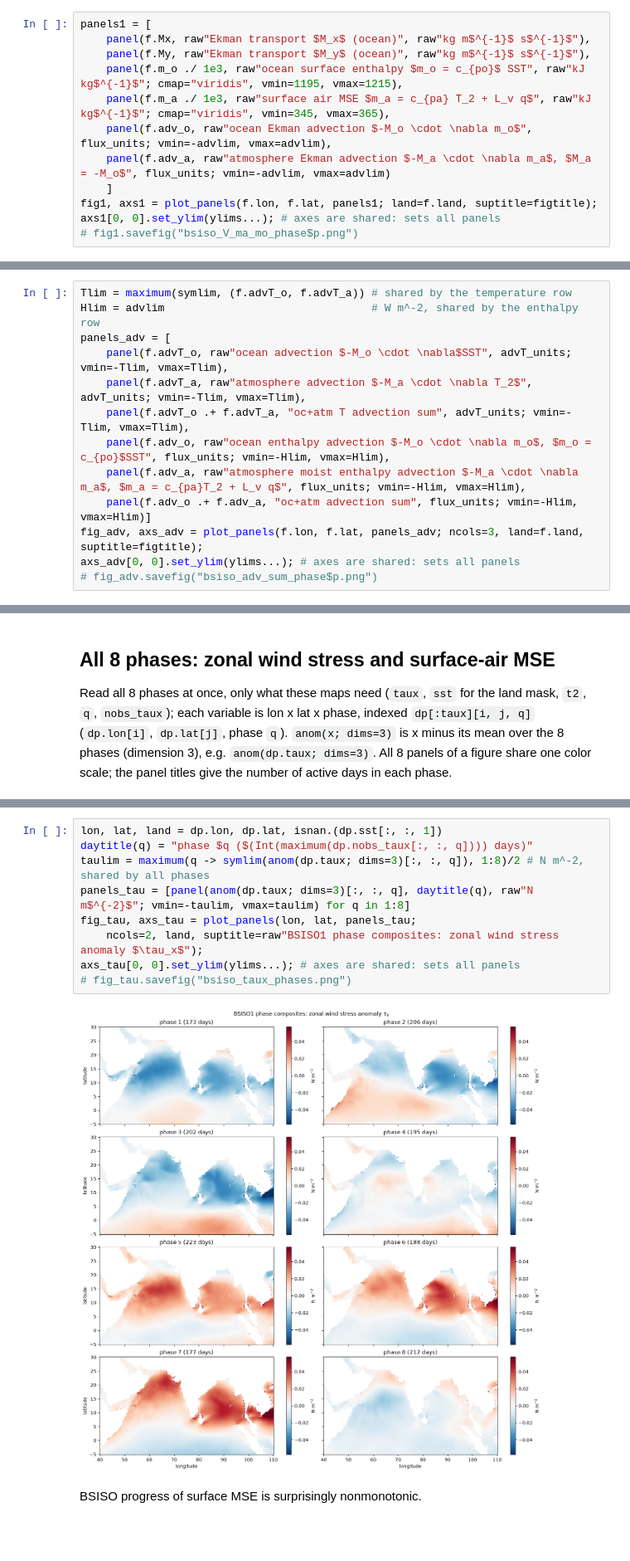
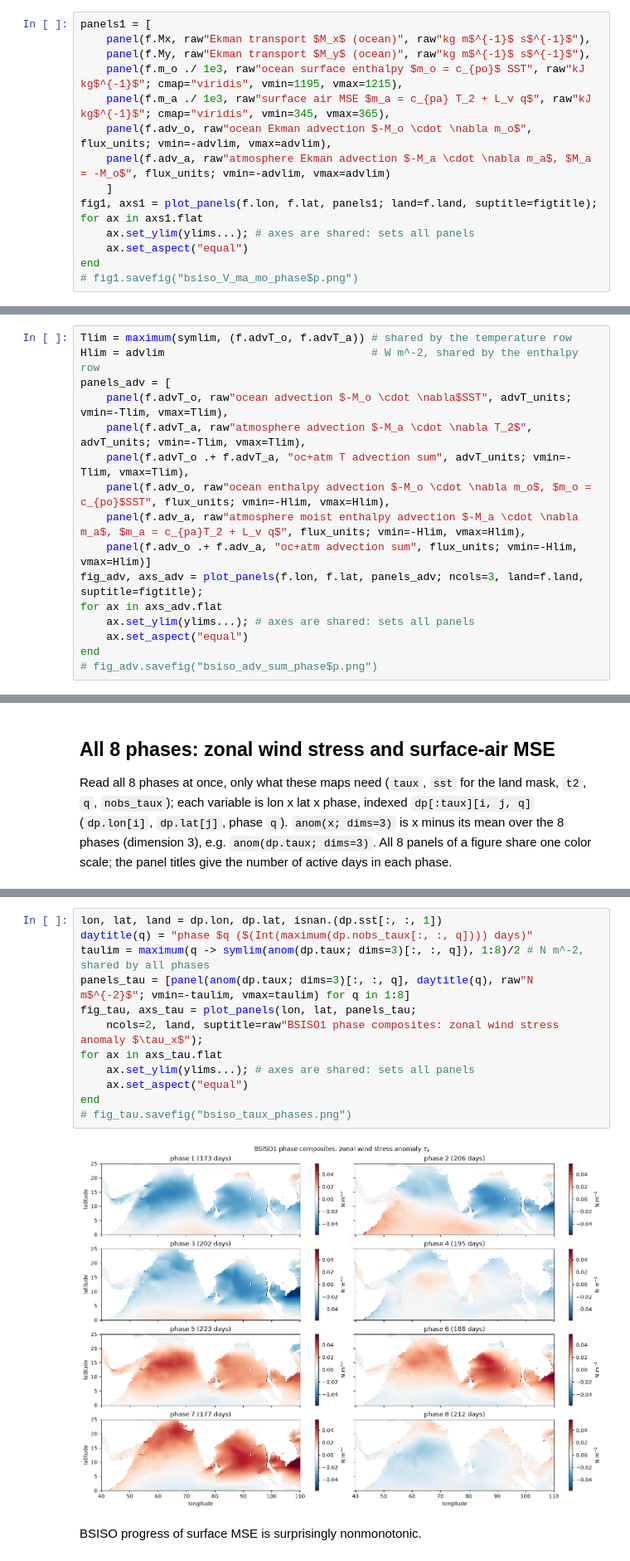
Before and after one commit to deszoeke/ekman-astz, a Jupyter notebook: plot/bsiso_plots.ipynb, the cells around one changed output, grey strips where cells are left out. Shown at 83% size. Cells and saved outputs as stored; diff of their text form; blank space fills up the shorter version.

```diff
--- a/plot/bsiso_plots.ipynb
+++ b/plot/bsiso_plots.ipynb
@@ -59,6 +59,9 @@ panels1 = [
     panel(f.adv_a, raw"atmosphere Ekman advection $-M_a \cdot \nabla m_a$, $M_a = -M_o$", flux_units; vmin=-advlim, vmax=advlim)
     ]
 fig1, axs1 = plot_panels(f.lon, f.lat, panels1; land=f.land, suptitle=figtitle);
-axs1[0, 0].set_ylim(ylims...); # axes are shared: sets all panels
+for ax in axs1.flat
+    ax.set_ylim(ylims...); # axes are shared: sets all panels
+    ax.set_aspect("equal")
+end
 # fig1.savefig("bsiso_V_ma_mo_phase$p.png")
 # %% [output]
@@ -77,6 +80,9 @@ panels_adv = [
     panel(f.adv_a, raw"atmosphere moist enthalpy advection $-M_a \cdot \nabla m_a$, $m_a = c_{pa}T_2 + L_v q$", flux_units; vmin=-Hlim, vmax=Hlim),
     panel(f.adv_o .+ f.adv_a, "oc+atm advection sum", flux_units; vmin=-Hlim, vmax=Hlim)]
 fig_adv, axs_adv = plot_panels(f.lon, f.lat, panels_adv; ncols=3, land=f.land, suptitle=figtitle);
-axs_adv[0, 0].set_ylim(ylims...); # axes are shared: sets all panels
+for ax in axs_adv.flat
+    ax.set_ylim(ylims...); # axes are shared: sets all panels
+    ax.set_aspect("equal")
+end
 # fig_adv.savefig("bsiso_adv_sum_phase$p.png")
 # %% [output]
@@ -127,14 +101,17 @@ anom(x; dims=1) = x .- mean(x; dims=dims)
 # %%
 lon, lat, land = dp.lon, dp.lat, isnan.(dp.sst[:, :, 1])
 daytitle(q) = "phase $q ($(Int(maximum(dp.nobs_taux[:, :, q]))) days)"
 taulim = maximum(q -> symlim(anom(dp.taux; dims=3)[:, :, q]), 1:8)/2 # N m^-2, shared by all phases
 panels_tau = [panel(anom(dp.taux; dims=3)[:, :, q], daytitle(q), raw"N m$^{-2}$"; vmin=-taulim, vmax=taulim) for q in 1:8]
 fig_tau, axs_tau = plot_panels(lon, lat, panels_tau;
     ncols=2, land, suptitle=raw"BSISO1 phase composites: zonal wind stress anomaly $\tau_x$");
-axs_tau[0, 0].set_ylim(ylims...); # axes are shared: sets all panels
+for ax in axs_tau.flat
+    ax.set_ylim(ylims...); # axes are shared: sets all panels
+    ax.set_aspect("equal")
+end
 # fig_tau.savefig("bsiso_taux_phases.png")
 # %% [output]
-[figure, old version]
+[figure, new version]
 # %% [markdown]
 BSISO progress of surface MSE is surprisingly nonmonotonic.
 # %%
```
Also changed, not shown: parts of 6 cells of this notebook.
